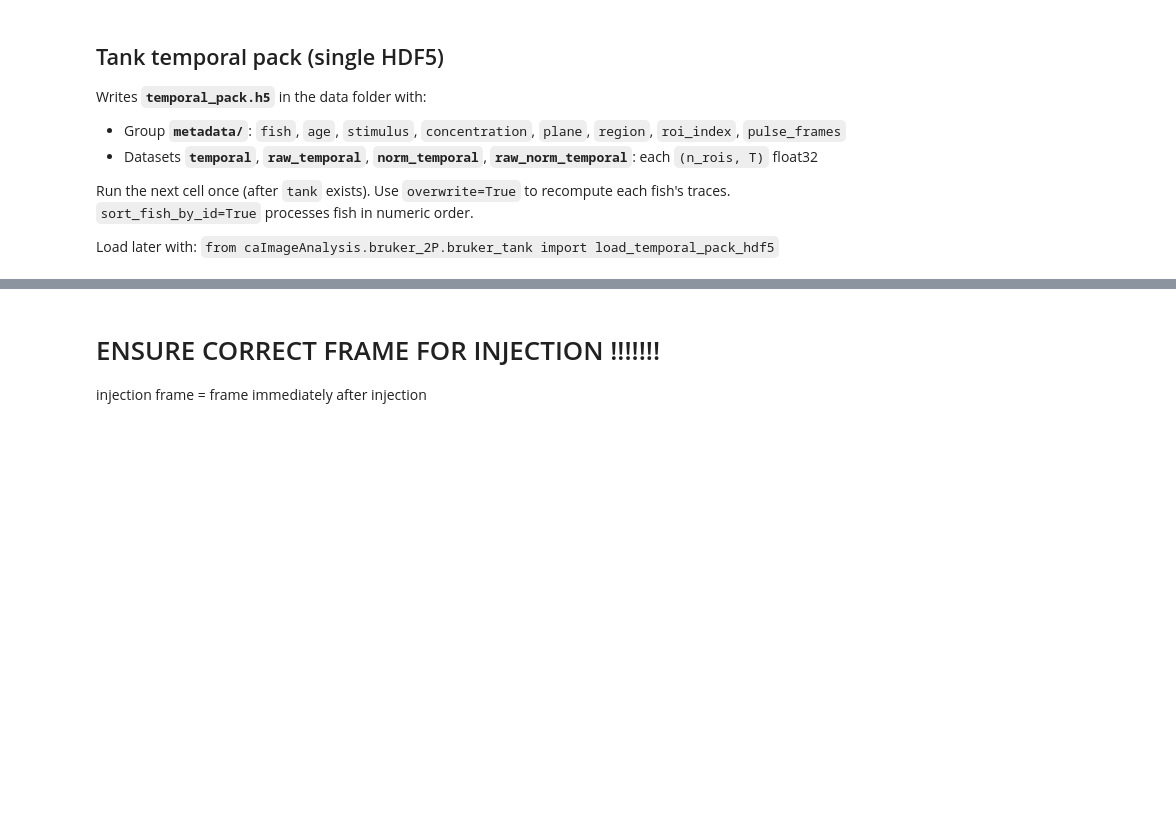
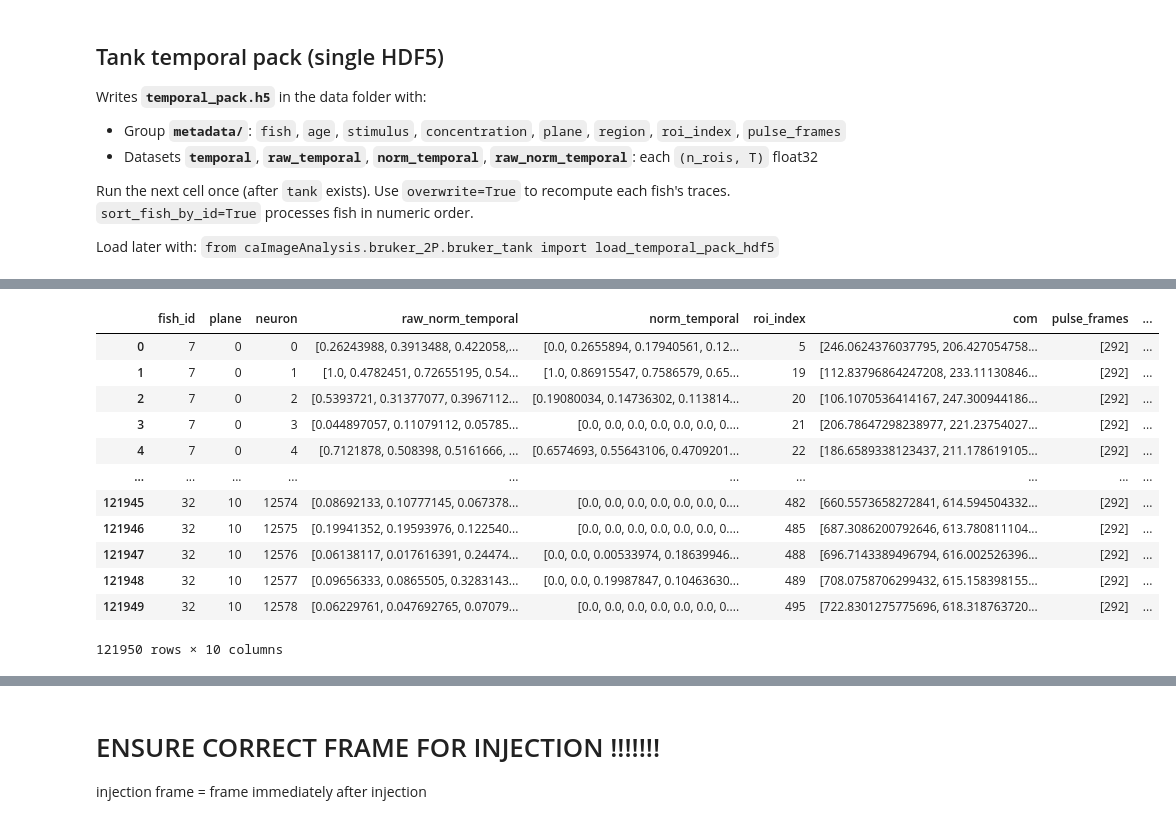
Before and after one commit to minel-arinel/caImageAnalysis, a Jupyter notebook: notebooks/2_DOI_analysis.ipynb, the cells around one changed output, grey strips where cells are left out. Drawn from its saved outputs; the diff is of its cells as text; code cells hidden in the pictures; blank space fills up the shorter version.

```diff
--- a/notebooks/2_DOI_analysis.ipynb
+++ b/notebooks/2_DOI_analysis.ipynb
@@ -93,3 +148,20 @@ n_rois: 121950   T (frames): 1606
+# %%
+df = pd.read_hdf("/Volumes/Kobi/DOI_animals_good/temporal_pack_compact.h5", key="compact_temporal")
+df
+# %% [output]
+|  | fish_id | plane | neuron | raw_norm_temporal | norm_temporal | roi_index | com | pulse_frames | ... |
+| 0 | 7 | 0 | 0 | [0.26243988, 0.3913488, 0.422058,... | [0.0, 0.2655894, 0.17940561, 0.12... | 5 | [246.0624376037795, 206.427054758... | [292] | ... |
+| 1 | 7 | 0 | 1 | [1.0, 0.4782451, 0.72655195, 0.54... | [1.0, 0.86915547, 0.7586579, 0.65... | 19 | [112.83796864247208, 233.11130846... | [292] | ... |
+| 2 | 7 | 0 | 2 | [0.5393721, 0.31377077, 0.3967112... | [0.19080034, 0.14736302, 0.113814... | 20 | [106.1070536414167, 247.300944186... | [292] | ... |
+| 3 | 7 | 0 | 3 | [0.044897057, 0.11079112, 0.05785... | [0.0, 0.0, 0.0, 0.0, 0.0, 0.0, 0.... | 21 | [206.78647298238977, 221.23754027... | [292] | ... |
+| 4 | 7 | 0 | 4 | [0.7121878, 0.508398, 0.5161666, ... | [0.6574693, 0.55643106, 0.4709201... | 22 | [186.6589338123437, 211.178619105... | [292] | ... |
+| ... | ... | ... | ... | ... | ... | ... | ... | ... | ... |
+| 121945 | 32 | 10 | 12574 | [0.08692133, 0.10777145, 0.067378... | [0.0, 0.0, 0.0, 0.0, 0.0, 0.0, 0.... | 482 | [660.5573658272841, 614.594504332... | [292] | ... |
+| 121946 | 32 | 10 | 12575 | [0.19941352, 0.19593976, 0.122540... | [0.0, 0.0, 0.0, 0.0, 0.0, 0.0, 0.... | 485 | [687.3086200792646, 613.780811104... | [292] | ... |
+| 121947 | 32 | 10 | 12576 | [0.06138117, 0.017616391, 0.24474... | [0.0, 0.0, 0.00533974, 0.18639946... | 488 | [696.7143389496794, 616.002526396... | [292] | ... |
+| 121948 | 32 | 10 | 12577 | [0.09656333, 0.0865505, 0.3283143... | [0.0, 0.0, 0.19987847, 0.10463630... | 489 | [708.0758706299432, 615.158398155... | [292] | ... |
+| 121949 | 32 | 10 | 12578 | [0.06229761, 0.047692765, 0.07079... | [0.0, 0.0, 0.0, 0.0, 0.0, 0.0, 0.... | 495 | [722.8301275775696, 618.318763720... | [292] | ... |
+121950 rows × 10 columns
 # %%
 tank.temporal_df
 # %% [output]
```
Also changed, not shown: parts of 11 cells of this notebook, 9 other files.
